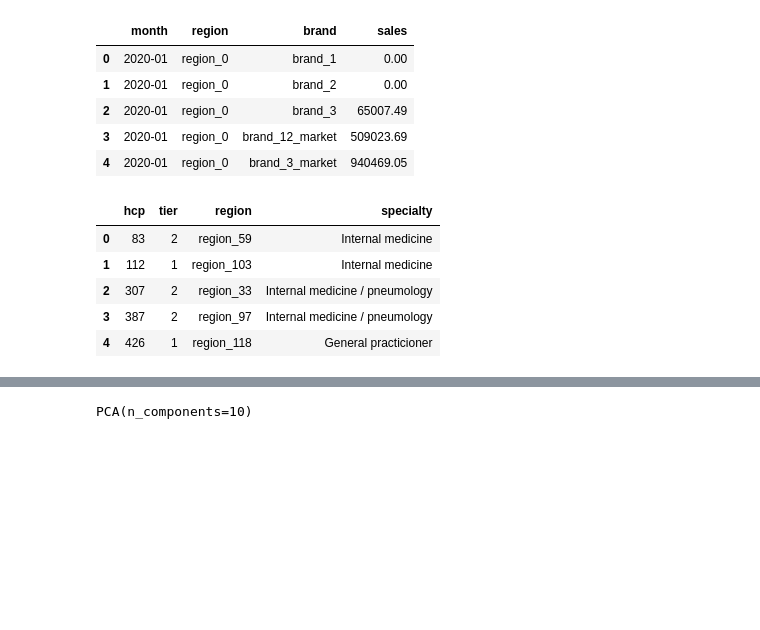
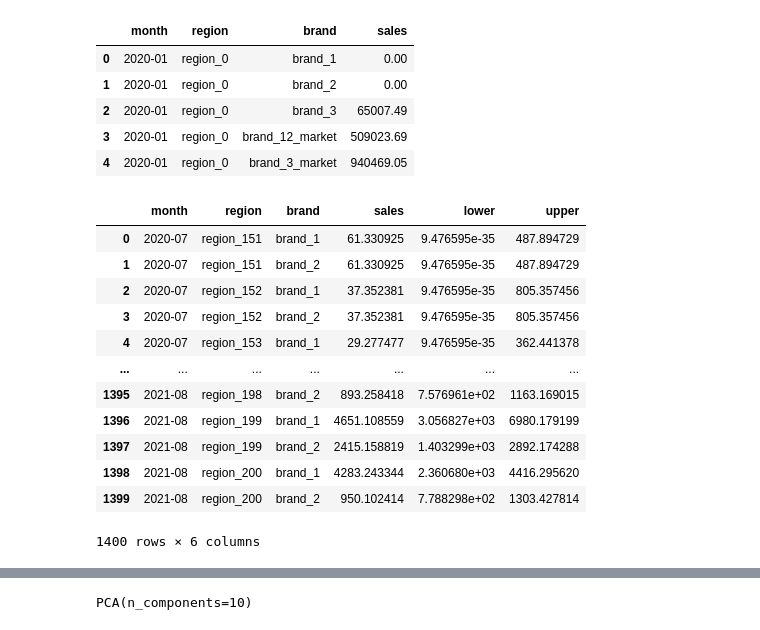
Before and after one commit to Bulbasaurzc/novartis-datathon-2021, a Jupyter notebook: notebooks/99_AS.ipynb, the cells around one changed output, grey strips where cells are left out. Drawn from its saved outputs; the diff is of its cells as text; code cells hidden in the pictures; blank space fills up the shorter version.

```diff
--- a/notebooks/99_AS.ipynb
+++ b/notebooks/99_AS.ipynb
@@ -17,13 +17,19 @@ sales_train.head()
 # %%
 tf=tsfresh.extract_features(df, column_id='id')
 # %%
-hcps = pd.read_csv(os.path.join(raw_path, 'hcps.csv'))
-hcps.head()
-# ZI
+sub = pd.read_csv(os.path.join(results_path, 'submission9_team46.csv'))
+sub
 # %% [output]
-|  | hcp | tier | region | specialty |
-| 0 | 83 | 2 | region_59 | Internal medicine |
-| 1 | 112 | 1 | region_103 | Internal medicine |
-| 2 | 307 | 2 | region_33 | Internal medicine / pneumology |
-| 3 | 387 | 2 | region_97 | Internal medicine / pneumology |
-| 4 | 426 | 1 | region_118 | General practicioner |
+|  | month | region | brand | sales | lower | upper |
+| 0 | 2020-07 | region_151 | brand_1 | 61.330925 | 9.476595e-35 | 487.894729 |
+| 1 | 2020-07 | region_151 | brand_2 | 61.330925 | 9.476595e-35 | 487.894729 |
+| 2 | 2020-07 | region_152 | brand_1 | 37.352381 | 9.476595e-35 | 805.357456 |
+| 3 | 2020-07 | region_152 | brand_2 | 37.352381 | 9.476595e-35 | 805.357456 |
+| 4 | 2020-07 | region_153 | brand_1 | 29.277477 | 9.476595e-35 | 362.441378 |
+| ... | ... | ... | ... | ... | ... | ... |
+| 1395 | 2021-08 | region_198 | brand_2 | 893.258418 | 7.576961e+02 | 1163.169015 |
+| 1396 | 2021-08 | region_199 | brand_1 | 4651.108559 | 3.056827e+03 | 6980.179199 |
+| 1397 | 2021-08 | region_199 | brand_2 | 2415.158819 | 1.403299e+03 | 2892.174288 |
+| 1398 | 2021-08 | region_200 | brand_1 | 4283.243344 | 2.360680e+03 | 4416.295620 |
+| 1399 | 2021-08 | region_200 | brand_2 | 950.102414 | 7.788298e+02 | 1303.427814 |
+1400 rows × 6 columns
```
Also changed, not shown: parts of 4 cells of this notebook, 12 other files.
